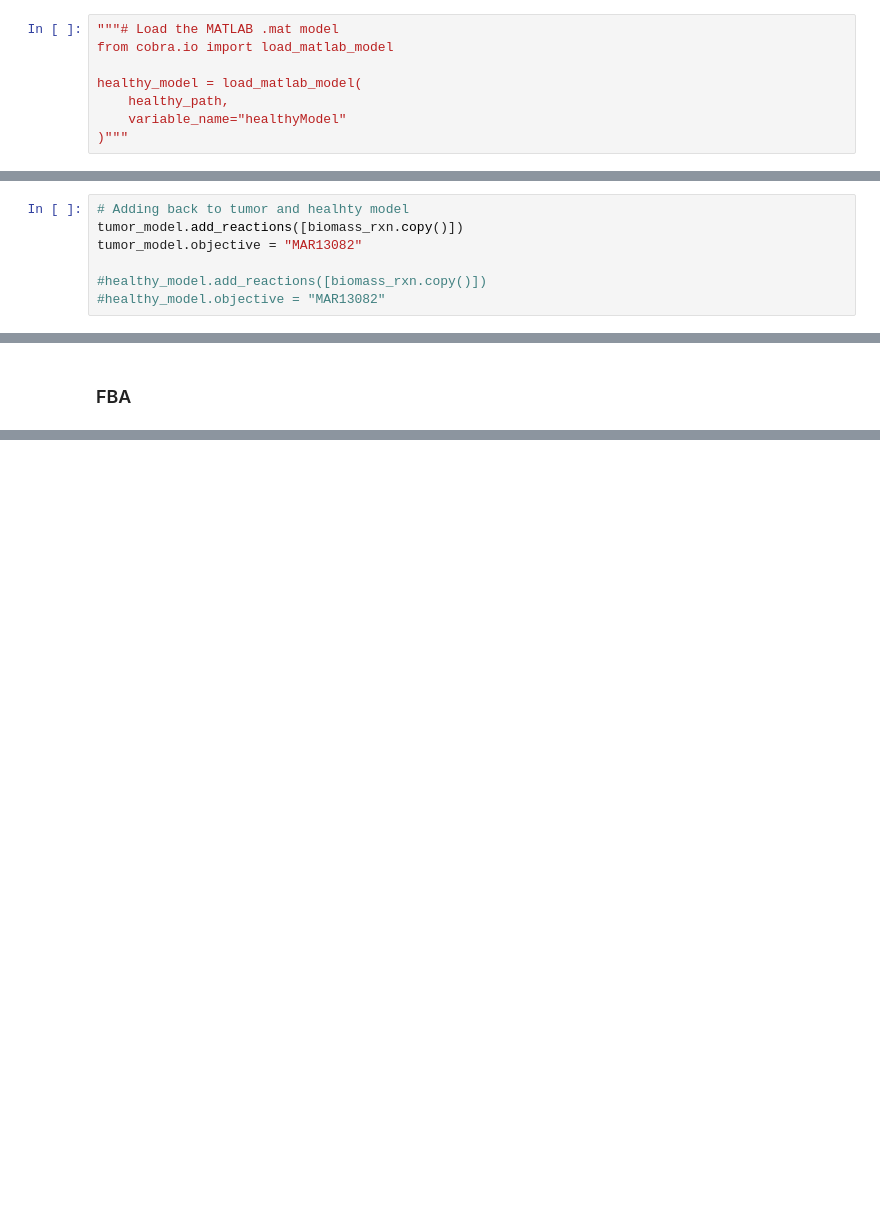
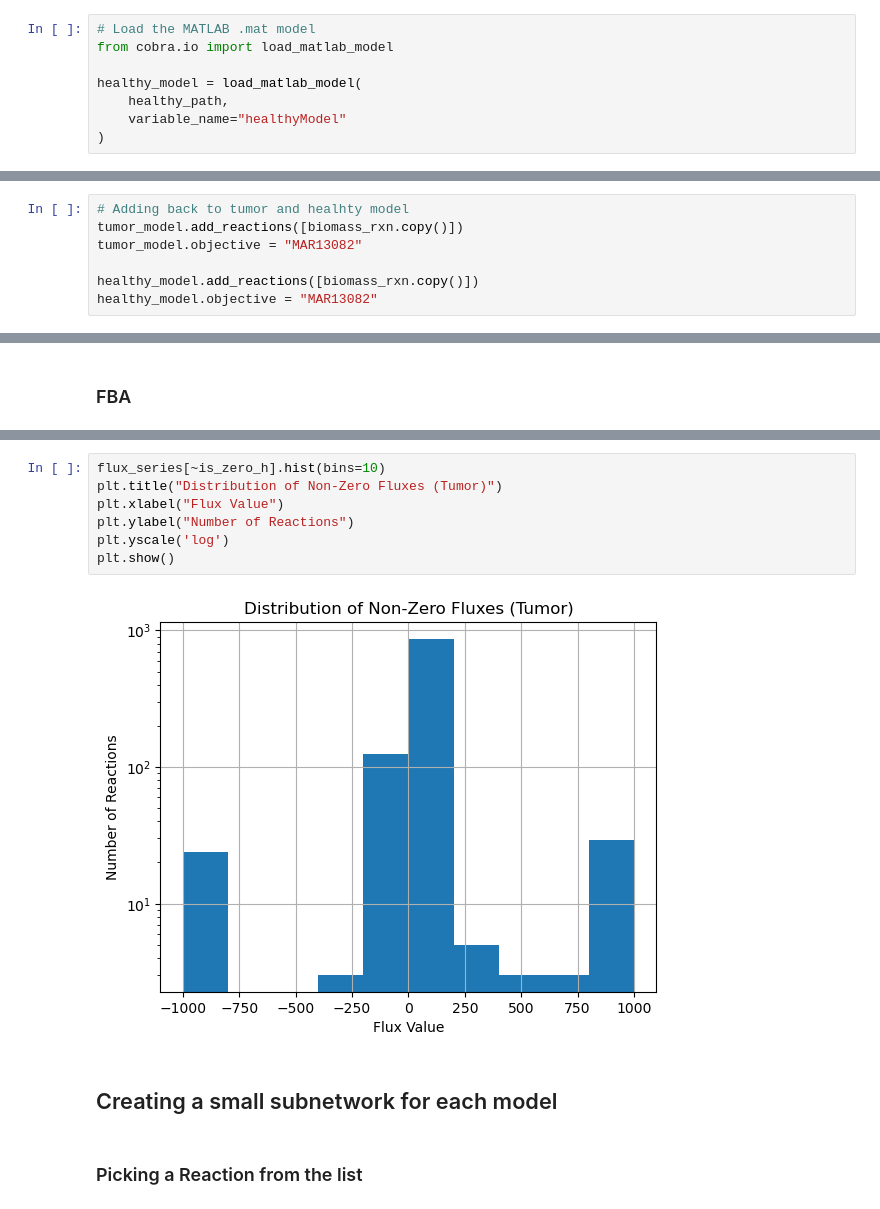
Before and after one commit to Alexreat/dissertation_project, a Jupyter notebook: notebooks/FBA_analysis.ipynb, the cells around one changed output, grey strips where cells are left out. Drawn from its saved outputs; the diff is of its cells as text; blank space fills up the shorter version.

```diff
--- a/notebooks/FBA_analysis.ipynb
+++ b/notebooks/FBA_analysis.ipynb
@@ -30,10 +19,10 @@ tumor_model
 # %% [markdown]
 ### Loading Healthy model
 # %%
-"""# Load the MATLAB .mat model
+# Load the MATLAB .mat model
 from cobra.io import load_matlab_model
 
 healthy_model = load_matlab_model(
     healthy_path,
     variable_name="healthyModel"
-)"""
+)
@@ -69,5 +71,5 @@ biomass_rxn = full_model.reactions.get_by_id("MAR13082")
 tumor_model.add_reactions([biomass_rxn.copy()])
 tumor_model.objective = "MAR13082"
 
-#healthy_model.add_reactions([biomass_rxn.copy()])
-#healthy_model.objective = "MAR13082"
+healthy_model.add_reactions([biomass_rxn.copy()])
+healthy_model.objective = "MAR13082"
@@ -180,0 +204,13 @@ print(f"{len(nonzero_fluxes)} reactions carry flux.")
+# %%
+flux_series[~is_zero_h].hist(bins=10)
+plt.title("Distribution of Non-Zero Fluxes (Tumor)")
+plt.xlabel("Flux Value")
+plt.ylabel("Number of Reactions")
+plt.yscale('log')
+plt.show()
+# %% [output]
+[figure, added]
+# %% [markdown]
+## Creating a small subnetwork for each model
+# %% [markdown]
+### Picking a Reaction from the list
```
Also changed, not shown: parts of 49 cells of this notebook, 1 other file.
